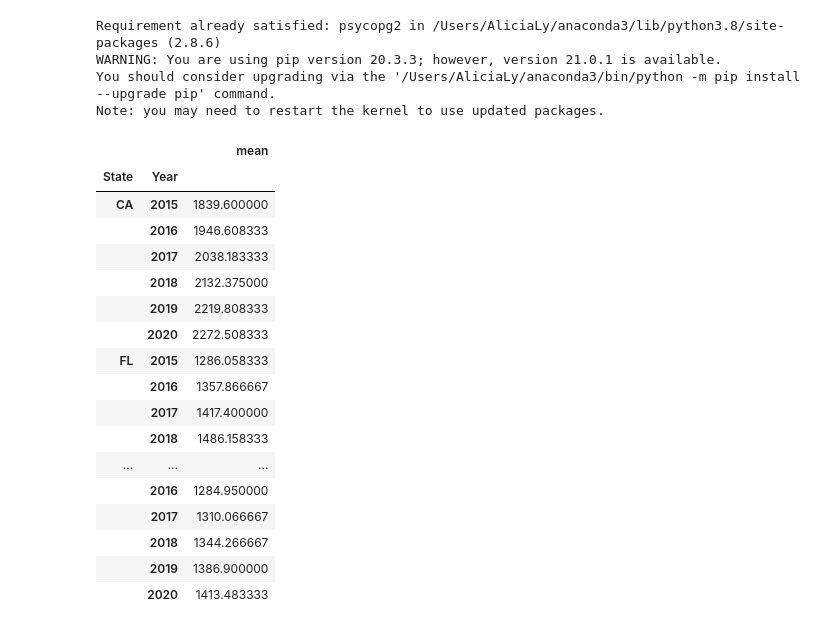
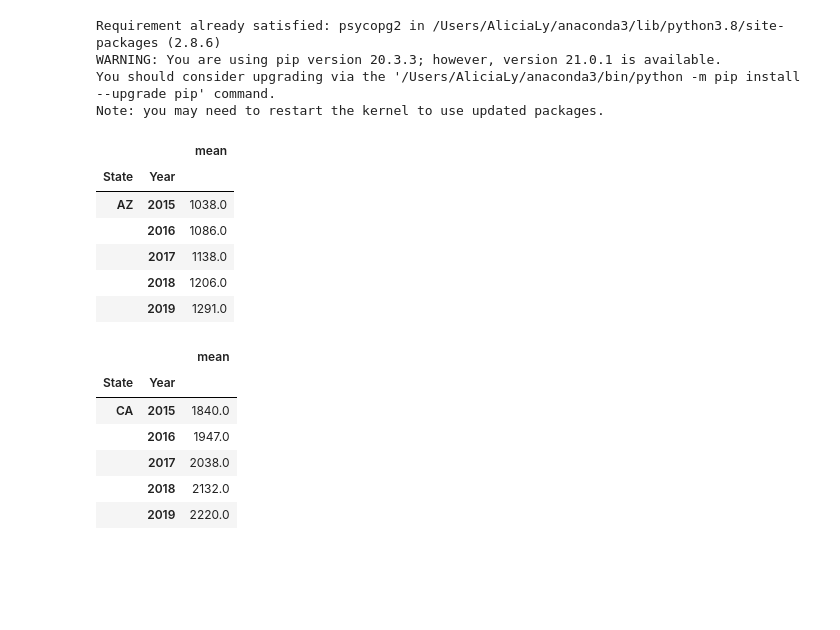
Before and after one commit to aliciasply/InterState-Migration, a Jupyter notebook: Code/Rental_Price-alicia.ipynb, the cells around one changed output. Cells and saved outputs as stored; diff of their text form; code cells hidden in the pictures; blank space fills up the shorter version.

```diff
--- a/Code/Rental_Price-alicia.ipynb
+++ b/Code/Rental_Price-alicia.ipynb
@@ -135,0 +110,22 @@ top5states_rent.head(100)
+# %%
+# pulling up the top 5 States that most people migrated to -
+# "Florida", "Texas", "California", "North Carolina", "Arizona"
+fl_rental_df = new_rental_df[new_rental_df['State'] == 'FL']
+tx_rental_df = new_rental_df[new_rental_df['State'] == 'TX']
+ca_rental_df = new_rental_df[new_rental_df['State'] == 'CA']
+nc_rental_df = new_rental_df[new_rental_df['State'] == 'NC']
+az_rental_df = new_rental_df[new_rental_df['State'] == 'AZ']
+
+# Top 5 States that people migrate out of -
+# "California", "New York", "Virginia", "Florida", "Texas"
+ca_rental_df= new_rental_df[new_rental_df['State'] == 'CA']
+ny_rental_df = new_rental_df[new_rental_df['State'] == 'NY']
+va_rental_df = new_rental_df[new_rental_df['State'] == 'VA']
+fl_rental_df = new_rental_df[new_rental_df['State'] == 'FL']
+tx_rental_df = new_rental_df[new_rental_df['State'] == 'TX']
+# %%
+# Top 5 States that people migrate into
+# # "Florida", "Texas", "California", "North Carolina", "Arizona"
+
+top5states_into_rent = pd.concat([fl_rental_df, tx_rental_df, ca_rental_df, nc_rental_df, az_rental_df])
+top5states_into_rent.head()
@@ -135,0 +152,4 @@ top5states_rent.head(100)
+# %%
+# grouping the rent price by states (Migrate Into)
+rental_into_timeseries_df = top5states_into_rent.groupby(["State", "Year"]).describe()["Rental Price"]
+rental_into_timeseries_df
@@ -198,29 +226,32 @@ You should consider upgrading via the '/Users/AliciaLy/anaconda3/bin/python -m p
 Note: you may need to restart the kernel to use updated packages.
 # %%
 # Get rid of the % sign from the columns title
-rental_timeseries_df.columns = ['count', 'mean', 'std', 'min', '25', '50', '75', 'max']
+rental_into_timeseries_df.columns = ['count', 'mean', 'std', 'min', '25', '50', '75', 'max']
+rental_outof_timeseries_df.columns = ['count', 'mean', 'std', 'min', '25', '50', '75', 'max']
 # %%
 # Only extracting the mean
-rental_series = rental_timeseries_df[["mean"]]
-rental_series
+mean_migrateinto_df = rental_into_timeseries_df[["mean"]]
+mean_migrateinto_df = mean_migrateinto_df.round(decimals=0)
+mean_migrateinto_df.head()
 # %% [output]
 |  |  | mean |
 | State | Year |  |
-| CA | 2015 | 1839.600000 |
-|  | 2016 | 1946.608333 |
-|  | 2017 | 2038.183333 |
-|  | 2018 | 2132.375000 |
-|  | 2019 | 2219.808333 |
-|  | 2020 | 2272.508333 |
-| FL | 2015 | 1286.058333 |
-|  | 2016 | 1357.866667 |
-|  | 2017 | 1417.400000 |
-|  | 2018 | 1486.158333 |
-| ... | ... | ... |
-|  | 2016 | 1284.950000 |
-|  | 2017 | 1310.066667 |
-|  | 2018 | 1344.266667 |
-|  | 2019 | 1386.900000 |
-|  | 2020 | 1413.483333 |
+| AZ | 2015 | 1038.0 |
+|  | 2016 | 1086.0 |
+|  | 2017 | 1138.0 |
+|  | 2018 | 1206.0 |
+|  | 2019 | 1291.0 |
+# %%
+mean_migrateoufof_df = rental_outof_timeseries_df[["mean"]]
+mean_migrateoufof_df = mean_migrateoufof_df.round(decimals=0)
+mean_migrateoufof_df.head()
+# %% [output]
+|  |  | mean |
+| State | Year |  |
+| CA | 2015 | 1840.0 |
+|  | 2016 | 1947.0 |
+|  | 2017 | 2038.0 |
+|  | 2018 | 2132.0 |
+|  | 2019 | 2220.0 |
 # %%
 import hvplot.pandas
```
Also changed, not shown: parts of 14 cells of this notebook, 6 other files.
